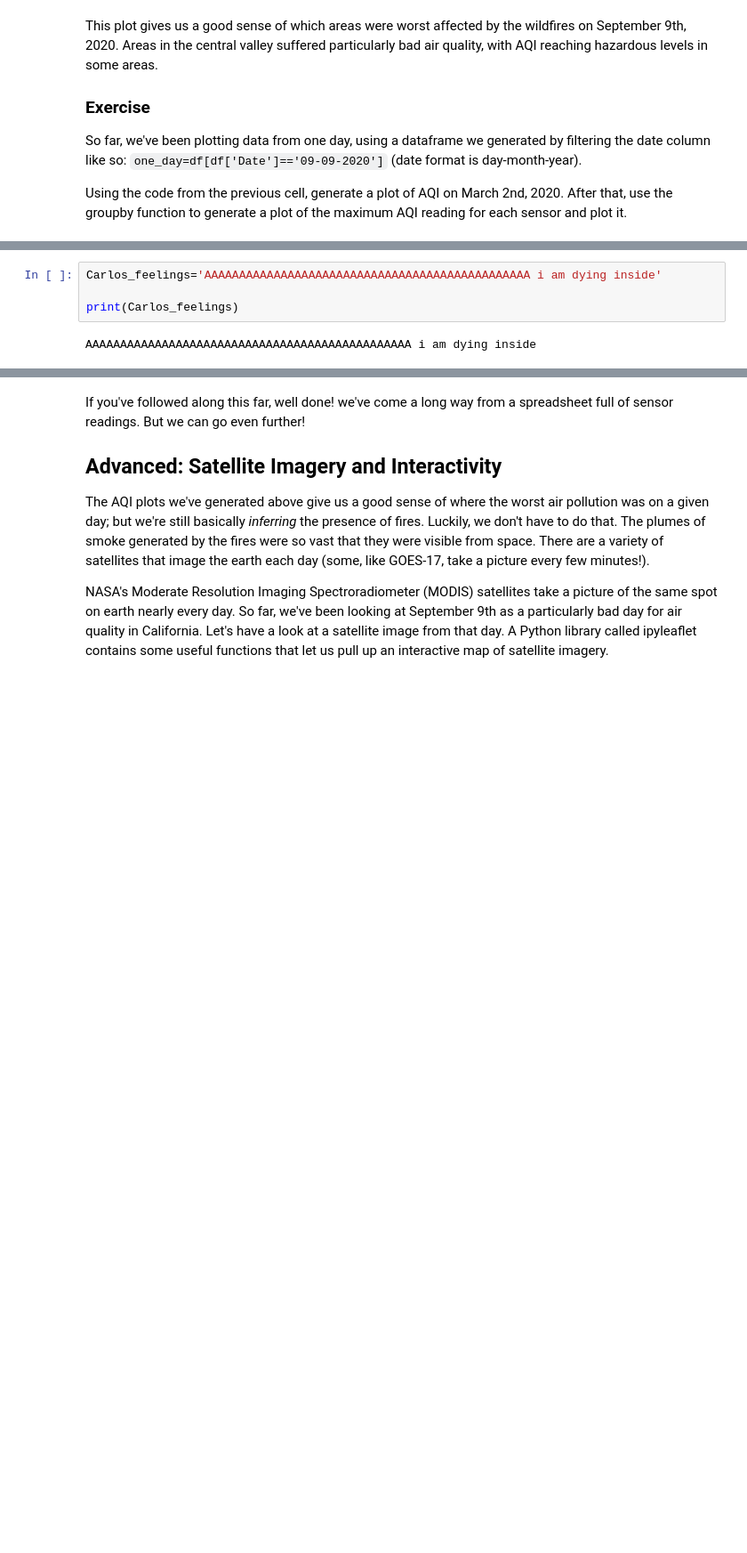
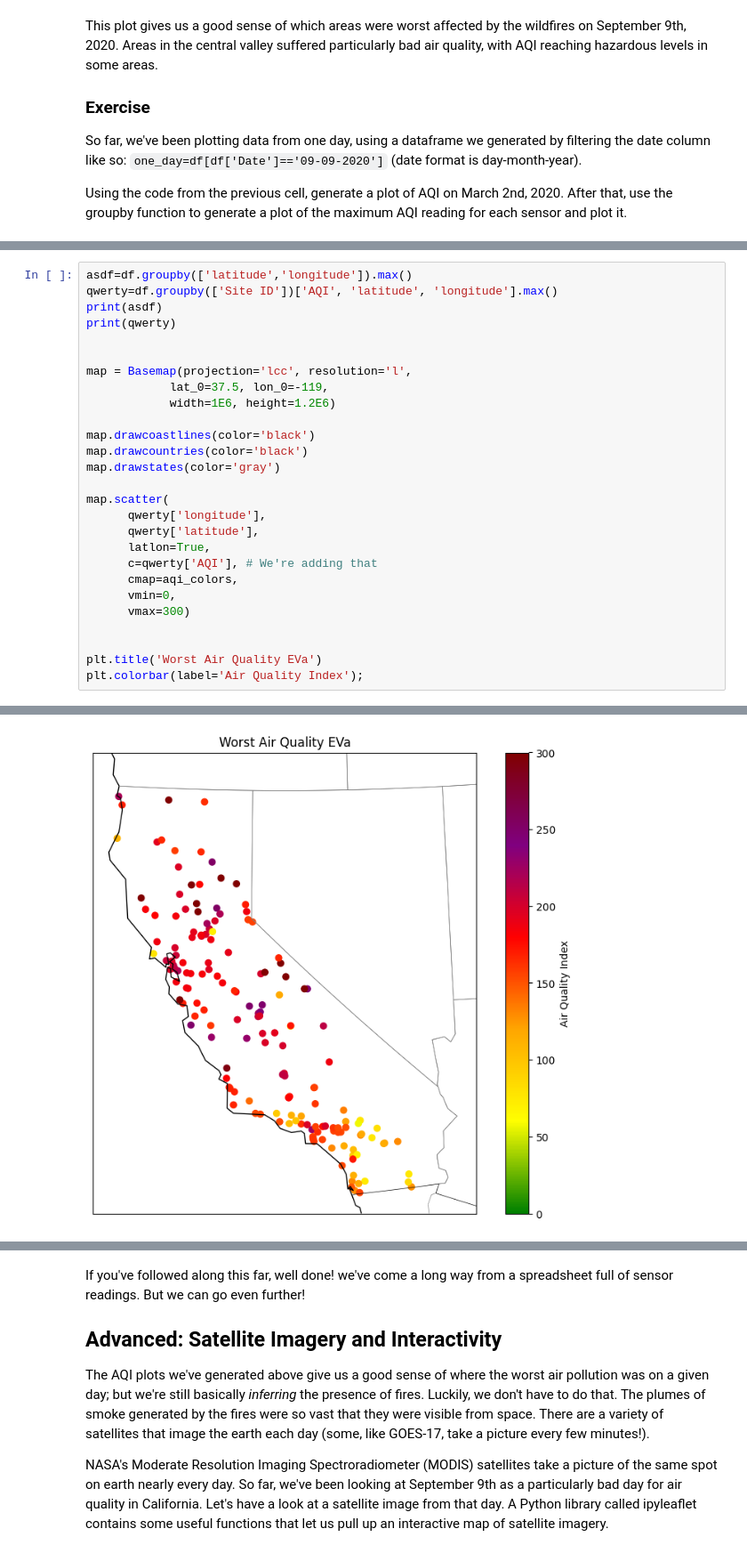
Before and after one commit to Carwinner/QM2, a Jupyter notebook: notebooks/W03. Spatial Data.ipynb, the cells around one changed output, grey strips where cells are left out. Shown at 89% size. Drawn from its saved outputs; the diff is of its cells as text; blank space fills up the shorter version.

```diff
--- a/notebooks/W03. Spatial Data.ipynb
+++ b/notebooks/W03. Spatial Data.ipynb
@@ -481,7 +480,29 @@ KeyError: ignored
 [figure]
-# %%
-Carlos_feelings='AAAAAAAAAAAAAAAAAAAAAAAAAAAAAAAAAAAAAAAAAAAAAAA i am dying inside'
-
-print(Carlos_feelings)
-# %% [output]
-AAAAAAAAAAAAAAAAAAAAAAAAAAAAAAAAAAAAAAAAAAAAAAA i am dying inside
+# %%
+asdf=df.groupby(['latitude','longitude']).max()
+qwerty=df.groupby(['Site ID'])['AQI', 'latitude', 'longitude'].max()
+print(asdf)
+print(qwerty)
+
+
+map = Basemap(projection='lcc', resolution='l',
+            lat_0=37.5, lon_0=-119,
+            width=1E6, height=1.2E6)
+
+map.drawcoastlines(color='black')
+map.drawcountries(color='black')
+map.drawstates(color='gray')
+
+map.scatter(
+      qwerty['longitude'],
+      qwerty['latitude'],
+      latlon=True,
+      c=qwerty['AQI'], # We're adding that
+      cmap=aqi_colors,
+      vmin=0,
+      vmax=300)
+
+
+plt.title('Worst Air Quality EVa')
+plt.colorbar(label='Air Quality Index');
+# %% [output]
@@ -487,0 +526 @@ AAAAAAAAAAAAAAAAAAAAAAAAAAAAAAAAAAAAAAAAAAAAAAA i am dying inside
+[figure, added]
```
Also changed, not shown: parts of 6 cells of this notebook.
